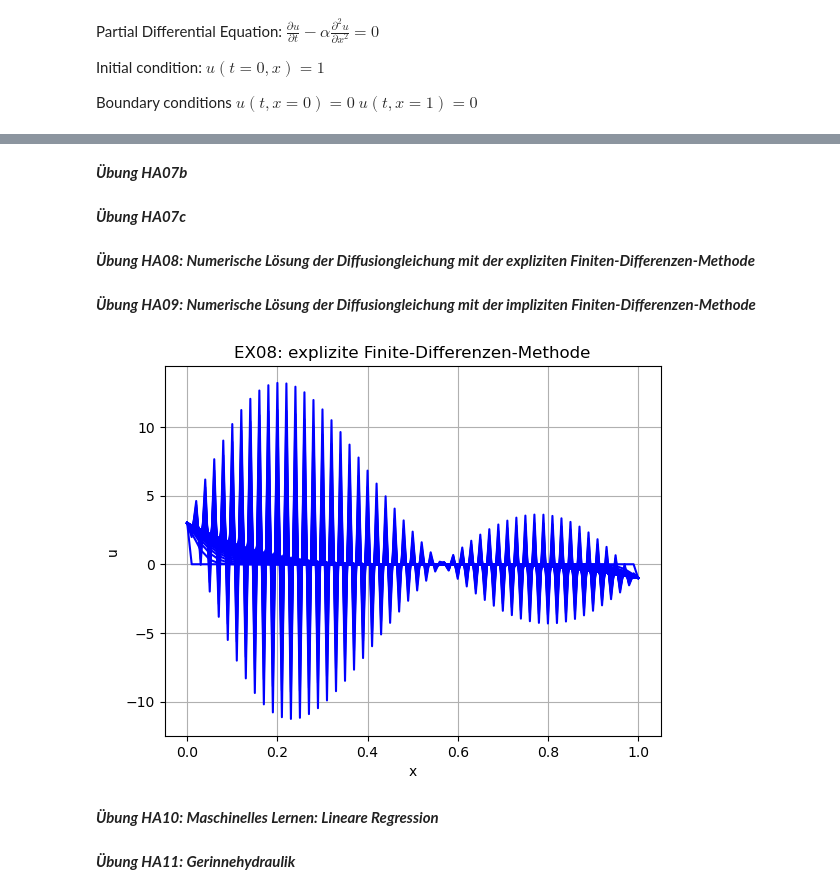
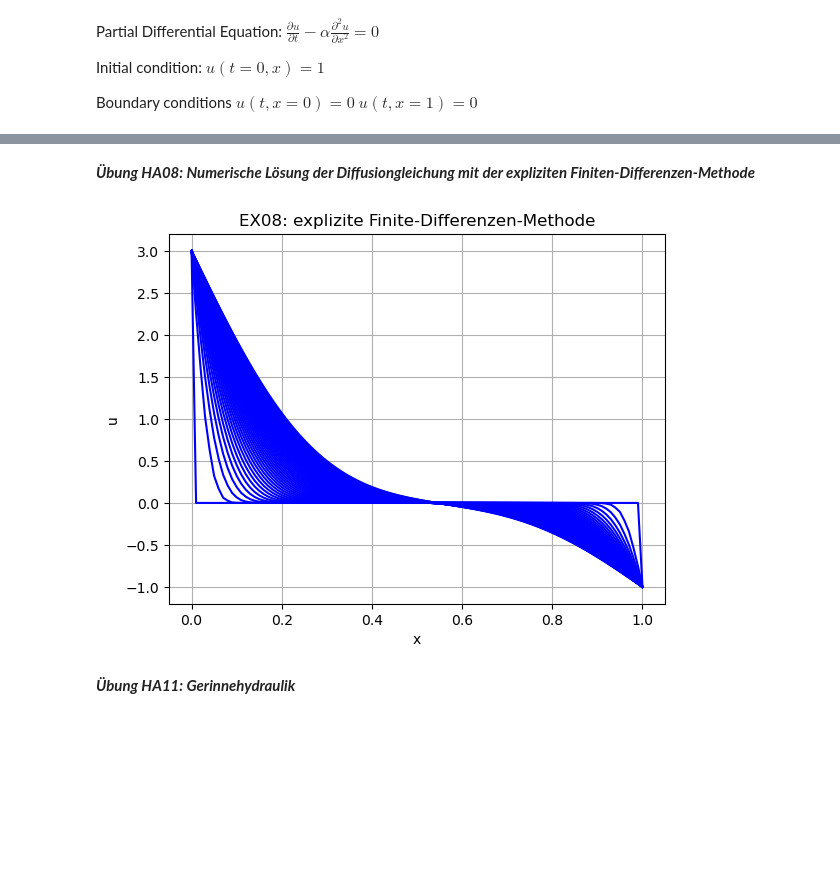
Before and after one commit to LeaStricker/Hydroinformatik2025, a Jupyter notebook: LEAS-hydroinformatik-jupyter-notebook.ipynb, the cells around one changed output, grey strips where cells are left out. Drawn from its saved outputs; the diff is of its cells as text; code cells hidden in the pictures; blank space fills up the shorter version.

```diff
--- a/LEAS-hydroinformatik-jupyter-notebook.ipynb
+++ b/LEAS-hydroinformatik-jupyter-notebook.ipynb
@@ -102,14 +103,14 @@ $u(t,x=1)=0$
 import math
 import matplotlib.pylab as plt
 PI = 3.1415926
-numPoints = 10
+numPoints = 20
 alpha = 1.0
-t = [0.1,0.5,1.0,2.0]
+t = [0.01,0.05,0.1,100]
 x = []
 y = []
 for n in t:
     for i in range(0,numPoints+1):
-        #x.append(float(i)/float(numPoints))
+        x.append(float(i)/float(numPoints))
         #y.append(math.sin(PI*x[i]) * math.exp(-alpha*n*n))
         y.append(math.sin(PI*x[i]) * math.exp(-alpha*PI*PI*n))
     plt.plot(x,y,color='red',marker="o")
@@ -125,11 +126,5 @@ IndexError: list index out of range
-# %% [markdown]
-***Übung HA07b***
-# %% [markdown]
-***Übung HA07c***
 # %% [markdown]
 ***Übung HA08: Numerische Lösung der Diffusiongleichung mit der expliziten Finiten-Differenzen-Methode***
-# %% [markdown]
-***Übung HA09: Numerische Lösung der Diffusiongleichung mit der impliziten Finiten-Differenzen-Methode***
 # %%
 import math
 import numpy as np
@@ -143,7 +138,7 @@ x = np.zeros(nx+1)
 dx = 1./nx
 t = [0.01]
 nt = 500 #wieviele Zeitschritte bis zum stationären Zustand
-dt = 0.505 * dx*dx / alpha
+dt = 0.48 * dx*dx / alpha #Zeitschritt muss kleiner als 1/2* Neumann-Kriterium sein. Dann sieht es wie in Grafik aus
 Ne = alpha * dt / (dx*dx)
 ##field function
 u = np.zeros(nx+1)
@@ -153,36 +148,34 @@ u_ic = 0.
 for i in range(nx+1):
 	x[i] = 0
 	u[i] = 0
 	uo[i] = 0
 #boundary conditions
 u_bc_l = 3.
 u_bc_r = -1.
 u[0] = uo[0] = u_bc_l
 u[nx] = uo[nx] = u_bc_r
 #initial state
 for i in range(0,nx+1):
     x[i] = (float(i)/float(nx))
 plt.plot(x,u,color='blue')
 #fdm-explicit
 for n in range(1,nt):
 	for i in range(1,nx):
 		u[i] = uo[i] + Ne *(uo[i-1] - 2*uo[i] + uo[i+1])
 	if(n % 10 == 0):
 	    plt.plot(x,u,color='blue')
 	for i in range(1,nx):
 		uo[i] = u[i]
 #plots
 plt.title('EX08: explizite Finite-Differenzen-Methode')
 plt.xlabel('x')
 plt.ylabel('u')
 plt.axis('tight')
 plt.grid()
 plt.savefig("fdm-explicit.png")
 plt.show()
 # %% [output]
-[figure, old version]
+[figure, new version]
-# %% [markdown]
-***Übung HA10: Maschinelles Lernen: Lineare Regression***
 # %% [markdown]
 ***Übung HA11: Gerinnehydraulik***
 # %% [markdown]
```
Also changed, not shown: parts of 7 cells of this notebook.
